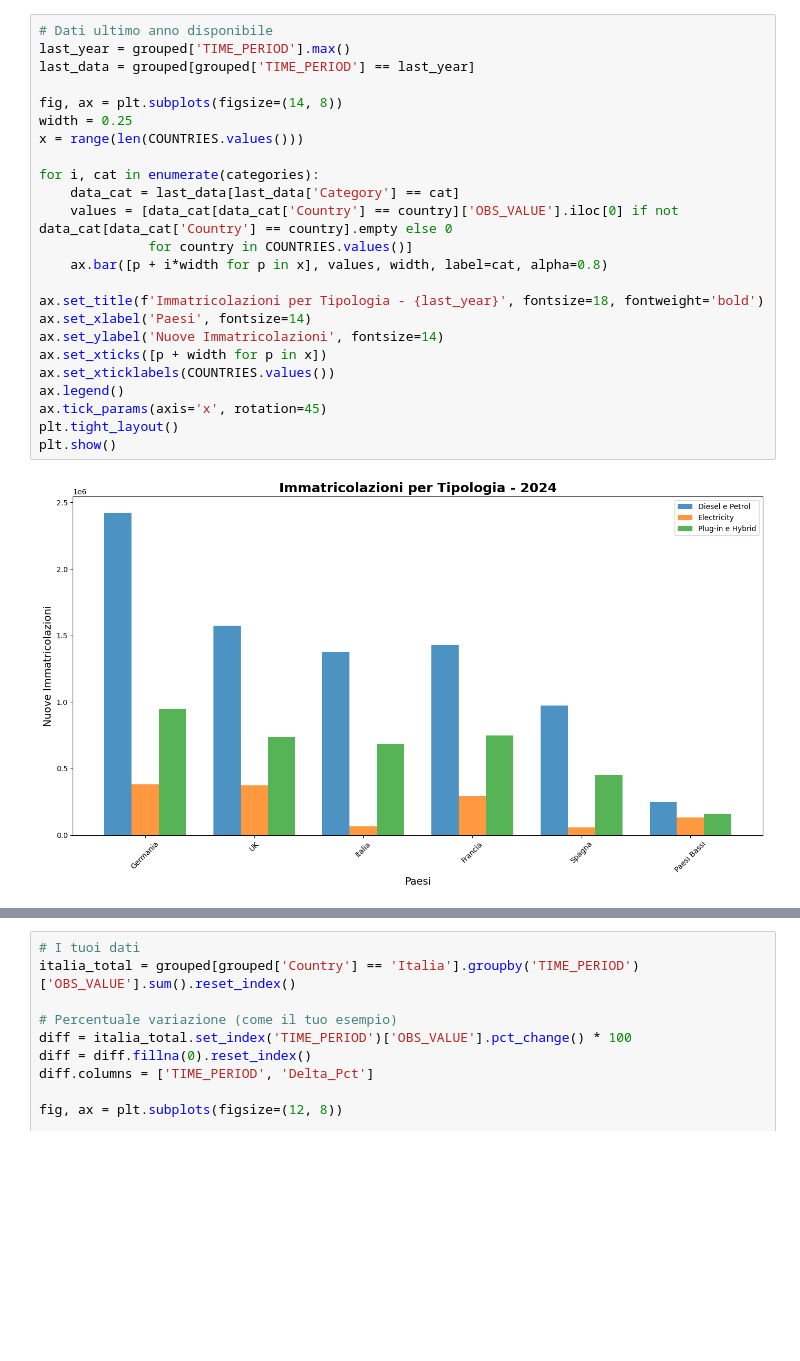
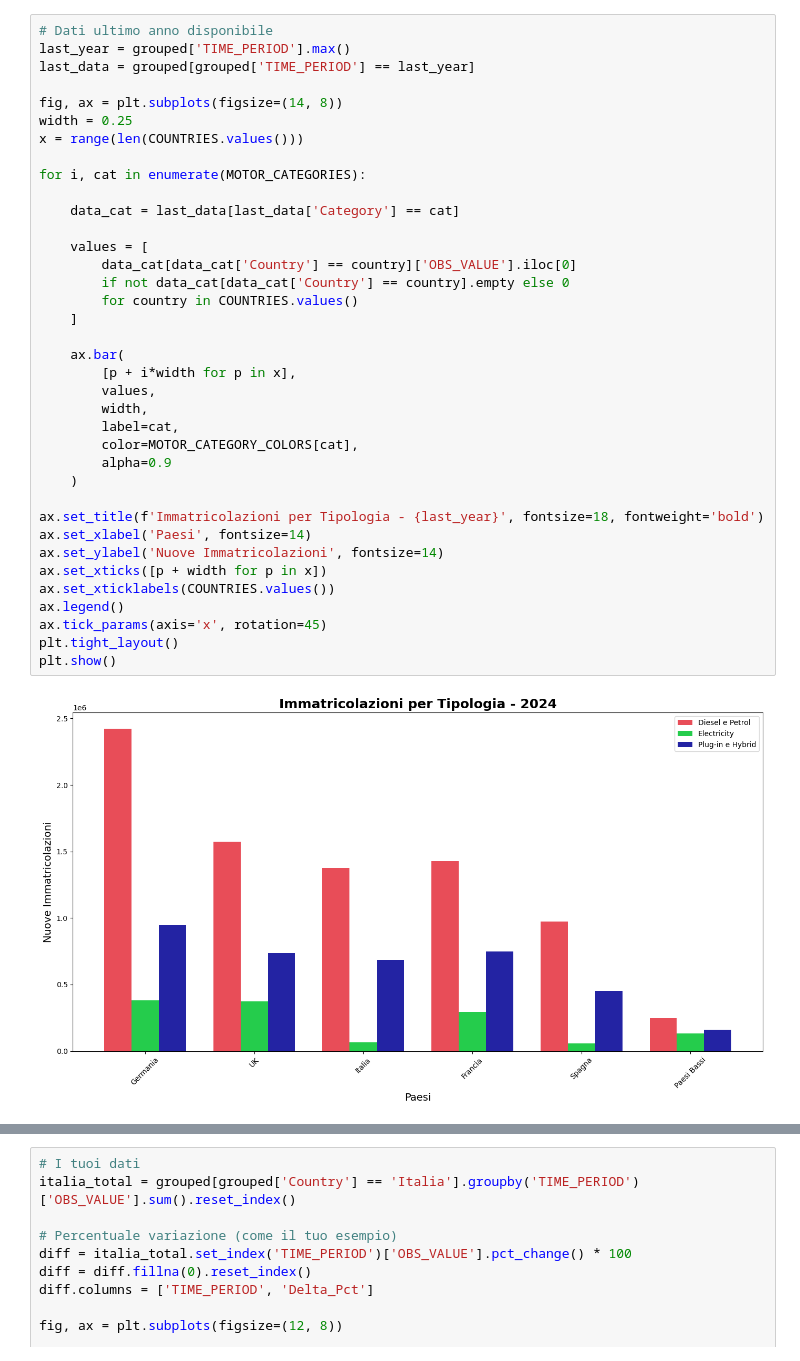
Before and after one commit to MarcoB27/data_visualization, a Jupyter notebook: script/combustion_engine_europe.ipynb, the cells around one changed output, grey strips where cells are left out. Drawn from its saved outputs; the diff is of its cells as text; blank space fills up the shorter version.

```diff
--- a/script/combustion_engine_europe.ipynb
+++ b/script/combustion_engine_europe.ipynb
@@ -115,29 +77,42 @@ plt.tight_layout()
 # %%
 # Dati ultimo anno disponibile
 last_year = grouped['TIME_PERIOD'].max()
 last_data = grouped[grouped['TIME_PERIOD'] == last_year]
 
 fig, ax = plt.subplots(figsize=(14, 8))
 width = 0.25
 x = range(len(COUNTRIES.values()))
 
-for i, cat in enumerate(categories):
+for i, cat in enumerate(MOTOR_CATEGORIES):
+
     data_cat = last_data[last_data['Category'] == cat]
-    values = [data_cat[data_cat['Country'] == country]['OBS_VALUE'].iloc[0] if not data_cat[data_cat['Country'] == country].empty else 0
-              for country in COUNTRIES.values()]
-    ax.bar([p + i*width for p in x], values, width, label=cat, alpha=0.8)
+
+    values = [
+        data_cat[data_cat['Country'] == country]['OBS_VALUE'].iloc[0]
+        if not data_cat[data_cat['Country'] == country].empty else 0
+        for country in COUNTRIES.values()
+    ]
+
+    ax.bar(
+        [p + i*width for p in x],
+        values,
+        width,
+        label=cat,
+        color=MOTOR_CATEGORY_COLORS[cat],
+        alpha=0.9
+    )
 
 ax.set_title(f'Immatricolazioni per Tipologia - {last_year}', fontsize=18, fontweight='bold')
 ax.set_xlabel('Paesi', fontsize=14)
 ax.set_ylabel('Nuove Immatricolazioni', fontsize=14)
 ax.set_xticks([p + width for p in x])
 ax.set_xticklabels(COUNTRIES.values())
 ax.legend()
 ax.tick_params(axis='x', rotation=45)
 plt.tight_layout()
 plt.show()
 # %% [output]
-[figure, old version]
+[figure, new version]
 # %%
 # Variante 5: Grafico a Linee con Media Europea + Italia in Evidenza
 # CODICE CORRETTO
```
Also changed, not shown: parts of 11 cells of this notebook, 1 other file.
